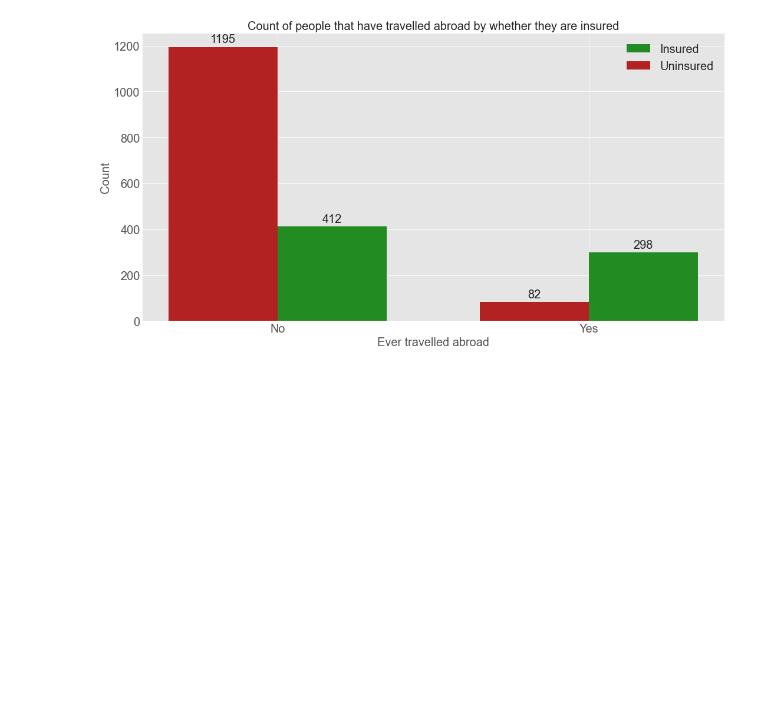
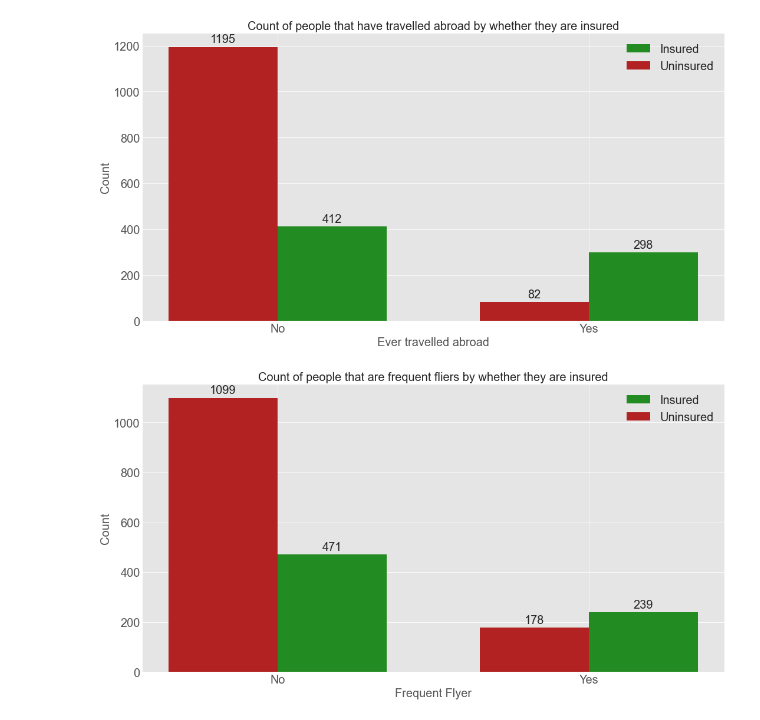
Before and after one commit to shpatrickguo/bitgrit, a Jupyter notebook: shpg-dsprojects/projects/travel_assured/travel_assured.ipynb, the cells around one changed output. Cells and saved outputs as stored; diff of their text form; code cells hidden in the pictures; blank space fills up the shorter version.

```diff
--- a/shpg-dsprojects/projects/travel_assured/travel_assured.ipynb
+++ b/shpg-dsprojects/projects/travel_assured/travel_assured.ipynb
@@ -174,3 +176,37 @@ fig.tight_layout()
 plt.show()
 # %% [output]
 [figure]
+# %%
+# change style
+plt.style.use('ggplot')
+
+xlabels = ['No', 'Yes']
+
+insured_freqfly = insured_df.value_counts('FrequentFlyer').values
+uninsured_freqfly = uninsured_df.value_counts('FrequentFlyer').values
+
+x = np.arange(len(labels))  # the label locations
+width = 0.35  # the width of the bars
+
+fig, ax = plt.subplots(figsize=(15, 8))
+rects1 = ax.bar(x + width/2, insured_freqfly, width, label='Insured', color='forestgreen')
+rects2 = ax.bar(x - width/2, uninsured_freqfly, width, label='Uninsured', color='firebrick')
+
+# Add some text for labels, title and custom x-axis tick labels, etc.
+ax.set_xlabel('Frequent Flyer')
+ax.set_ylabel('Count')
+ax.set_title('Count of people that are frequent fliers by whether they are insured')
+ax.set_xticks(x)
+ax.set_xticklabels(xlabels)
+ax.legend(prop={'size': 20})
+
+ax.bar_label(rects1, padding=3, fontsize=20)
+ax.bar_label(rects2, padding=3, fontsize=20)
+
+for item in ([ax.title, ax.xaxis.label, ax.yaxis.label] + ax.get_xticklabels() + ax.get_yticklabels()):
+    item.set_fontsize(20)
+
+fig.tight_layout()
+plt.show()
+# %% [output]
+[figure, added]
```
Also changed, not shown: parts of 1 cell of this notebook.
